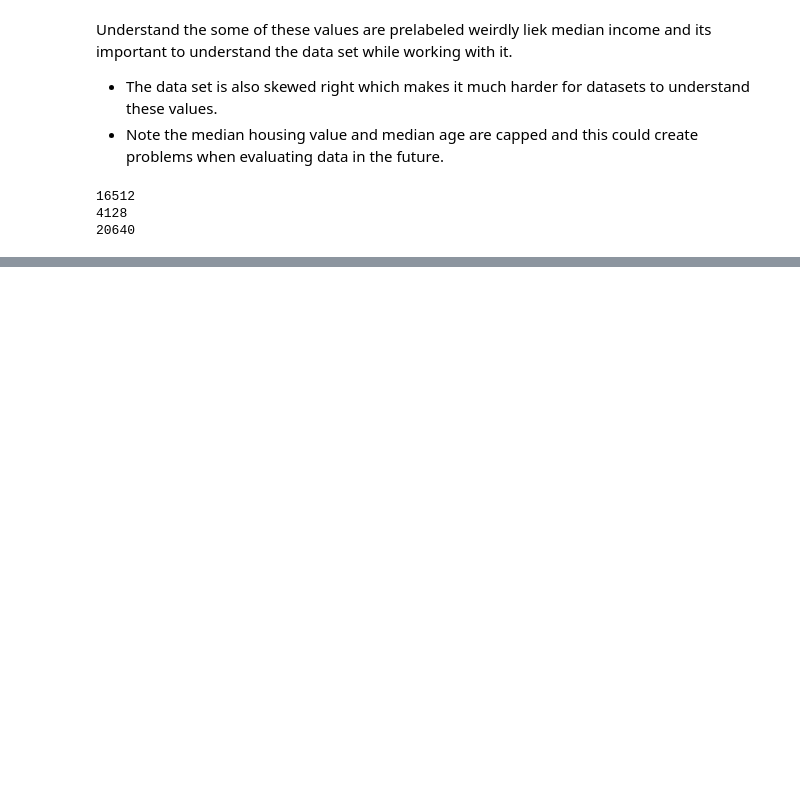
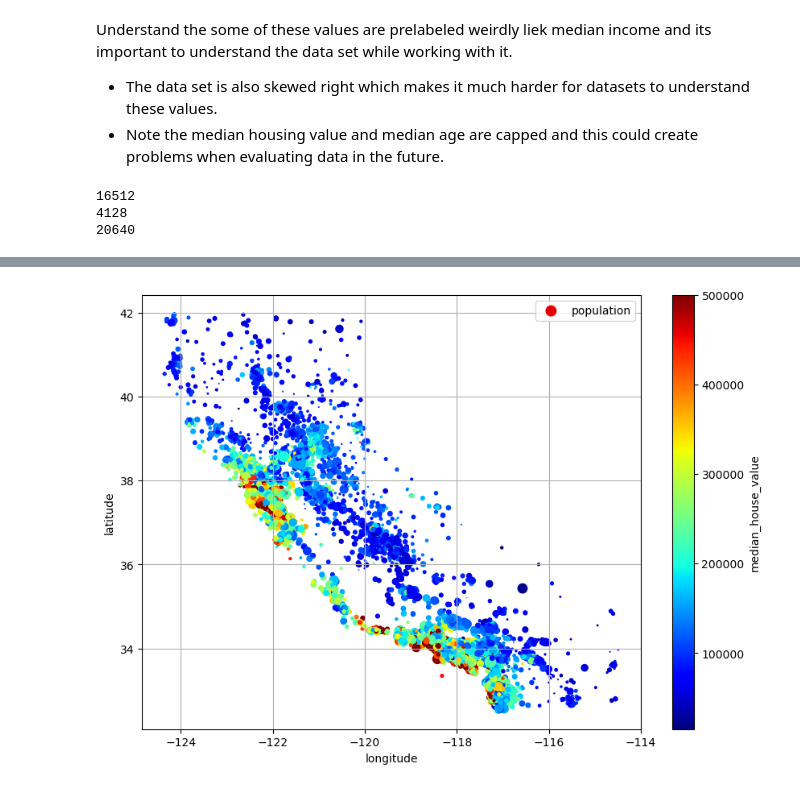
Before and after one commit to karusathvik/misc, a Jupyter notebook: learning/chapter2_notes_code.ipynb, the cells around one changed output, grey strips where cells are left out. Saved outputs shown, nothing was run; the diff lists cells and outputs as text; code cells hidden in the pictures; blank space fills up the shorter version.

```diff
--- a/learning/chapter2_notes_code.ipynb
+++ b/learning/chapter2_notes_code.ipynb
@@ -115,0 +193,14 @@ train_set, test_set = split_data_with_id_hash(housing_with_id, 0.2, "index")
+# %%
+#now we can represent density of an area with circles based on sizes
+#we can also represent medain house value in that area with color
+housing.plot(kind="scatter", x="longitude", y="latitude", grid=True,
+             s=housing["population"] / 100, label="population",
+             c="median_house_value", cmap="jet", colorbar=True,
+             legend=True, sharex=False, figsize=(10, 7))
+plt.show()
+'''
+s = size ie its based off of the population and the
+c or color is based off of the median house value i
+'''
+# %% [output]
+[figure, added]
```
Also changed, not shown: parts of 25 cells of this notebook, 4 other files.
